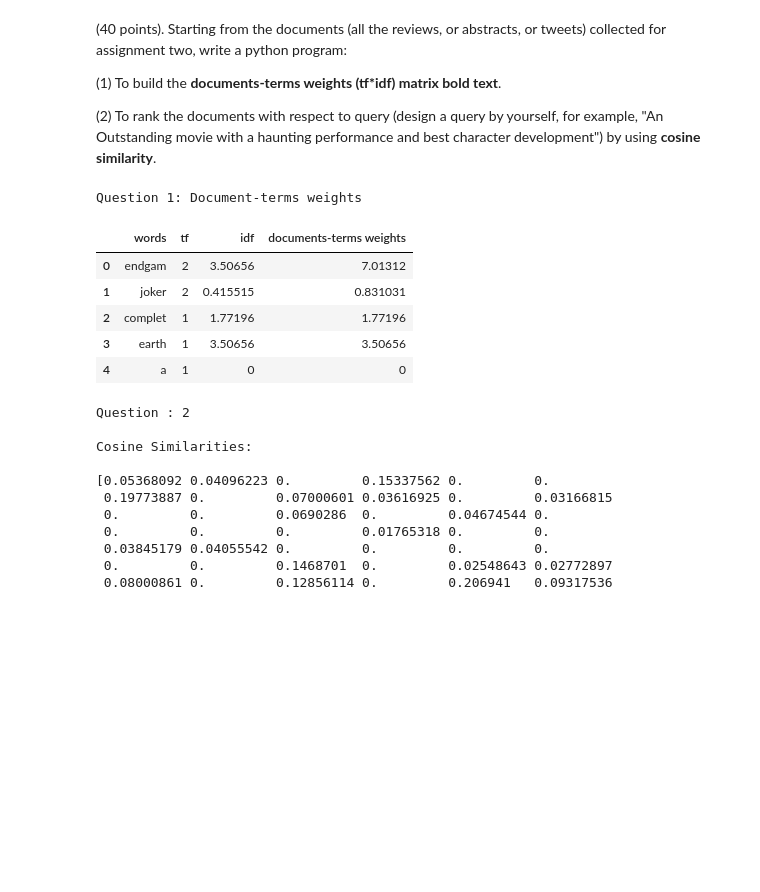
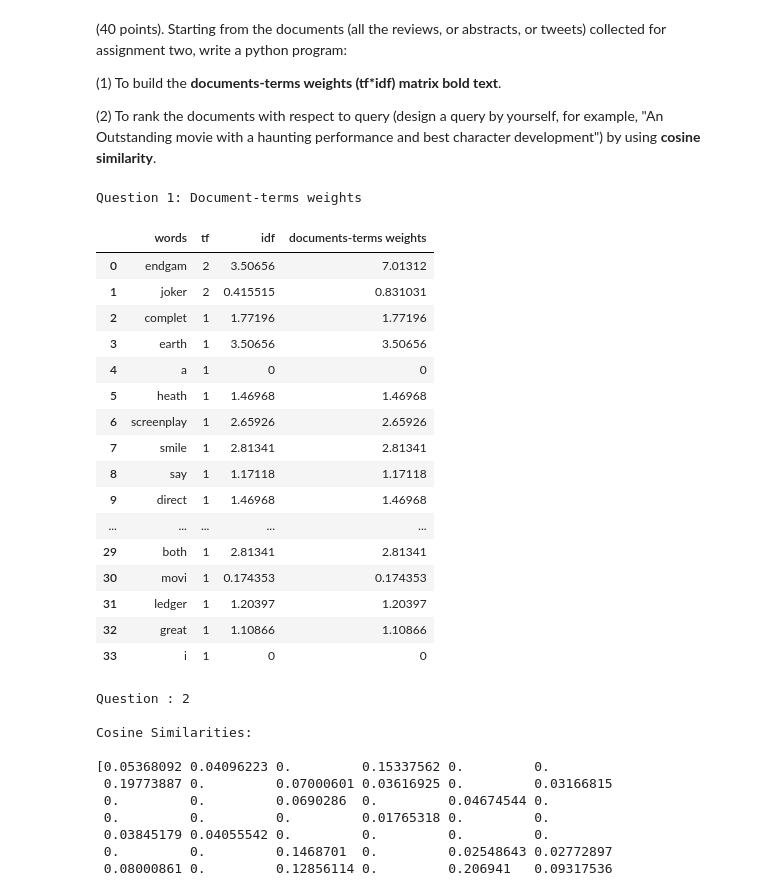
Before and after one commit to RadhavaramHarika/Harika_INFO5731_Spring2020, a Jupyter notebook: Harika_INFO5731_Assignment_Three.ipynb, the cells around one changed output. Saved outputs shown, nothing was run; the diff lists cells and outputs as text; code cells hidden in the pictures; blank space fills up the shorter version.

```diff
--- a/Harika_INFO5731_Assignment_Three.ipynb
+++ b/Harika_INFO5731_Assignment_Three.ipynb
@@ -225,30 +225,41 @@ Question 3: Relative Probabilities of each review Noun phrases to whole dataset:
 # %%
 # Write your code here
 from sklearn.feature_extraction.text import TfidfVectorizer
 from sklearn.metrics.pairwise import cosine_similarity
 
 #Using function to calculate document term weights
 def calc_tf_Idf(dataframe):
   for each in dataframe['Preprocessed Reviews']:
     data = panda.value_counts(each.split(" ")).rename_axis('words').reset_index(name = 'tf')
-  for i,word in data['words'].items():
-    data.loc[i, 'idf'] = nump.log(dataframe.shape[0]/(len(dataframe[dataframe['Preprocessed Reviews'].str.contains(word)])))
+    for i,word in enumerate(data['words']):
+      data.loc[i, 'idf'] = nump.log(dataframe.shape[0]/(len(dataframe[dataframe['Preprocessed Reviews'].str.contains(word)])))
 
   data['documents-terms weights'] = data['tf']*data['idf']
-  mod_data = data.head().style.set_properties(subset=['documents-terms weights'],**{'font-weight':'bold','border-color':'olive'})
+  mod_data = data.style.set_properties(subset=['documents-terms weights'],**{'font-weight':'bold','border-color':'olive'})
   return mod_data
 
 #calculate function to tabulate Doucument terms weights
 print("Question 1: Document-terms weights ")
 calc_tf_Idf(datafr)
 # %% [output]
 Question 1: Document-terms weights
 |  | words | tf | idf | documents-terms weights |
 | 0 | endgam | 2 | 3.50656 | 7.01312 |
 | 1 | joker | 2 | 0.415515 | 0.831031 |
 | 2 | complet | 1 | 1.77196 | 1.77196 |
 | 3 | earth | 1 | 3.50656 | 3.50656 |
 | 4 | a | 1 | 0 | 0 |
+| 5 | heath | 1 | 1.46968 | 1.46968 |
+| 6 | screenplay | 1 | 2.65926 | 2.65926 |
+| 7 | smile | 1 | 2.81341 | 2.81341 |
+| 8 | say | 1 | 1.17118 | 1.17118 |
+| 9 | direct | 1 | 1.46968 | 1.46968 |
+| ... | ... | ... | ... | ... |
+| 29 | both | 1 | 2.81341 | 2.81341 |
+| 30 | movi | 1 | 0.174353 | 0.174353 |
+| 31 | ledger | 1 | 1.20397 | 1.20397 |
+| 32 | great | 1 | 1.10866 | 1.10866 |
+| 33 | i | 1 | 0 | 0 |
 # %%
 #Using function to rank the documents using cosine similarity
 def rankingCosine(dataframe):
```
